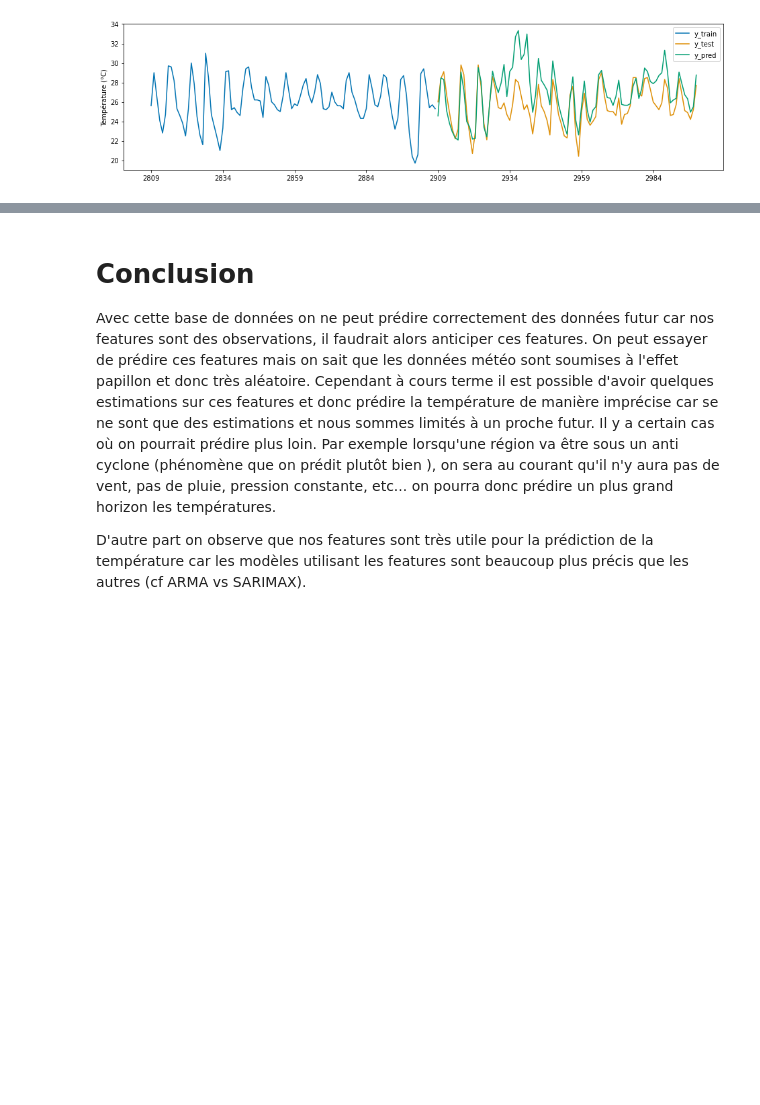
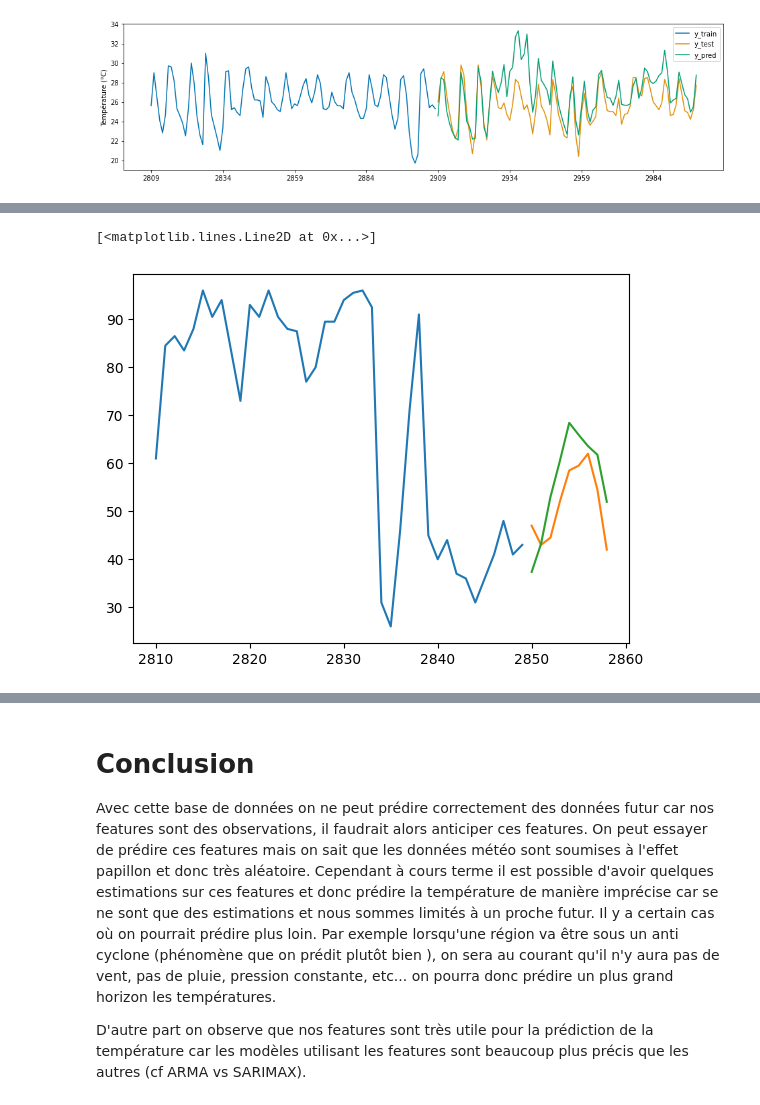
Before and after one commit to JAndretti/Projet-Time-Series-E5, a Jupyter notebook: main.ipynb, the cells around one changed output, grey strips where cells are left out. Cells and saved outputs as stored; diff of their text form; code cells hidden in the pictures; blank space fills up the shorter version.

Commit message:
2 ème test

```diff
--- a/main.ipynb
+++ b/main.ipynb
@@ -997,0 +1025,19 @@ Root Mean Squared Error: 2.077289688473807
+# %%
+
+y_temp = Corse['Température (°C)']
+y_raf= Corse['Humidité']
+
+y_temp_train = y_temp[:2850]
+y_raf_train = y_raf[:2850]
+y_temp_test = y_temp[2850:3000]
+y_raf_test = y_raf[2850:3000]
+# %%
+mod_ARMA_raf = ARIMA(y_raf_train, order=(10,0,10))
+res = mod_ARMA_raf.fit()
+# %%
+plt.plot(y_raf_train[-40:])
+plt.plot(y_raf_test[:9])
+plt.plot(res.forecast(9))
+# %% [output]
+[<matplotlib.lines.Line2D at 0x...>]
+[figure, added]
```
Also changed, not shown: parts of 10 cells of this notebook.
